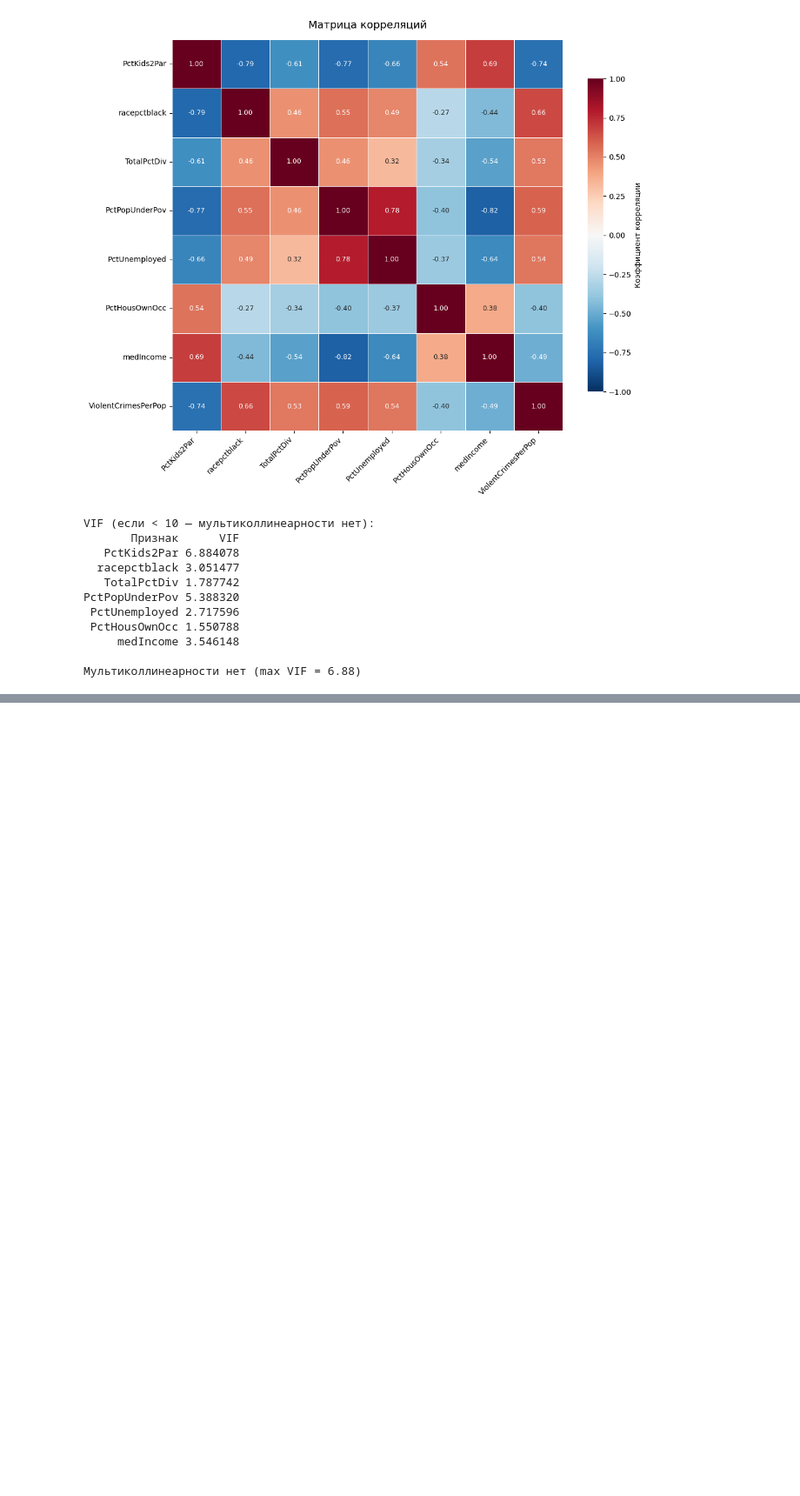
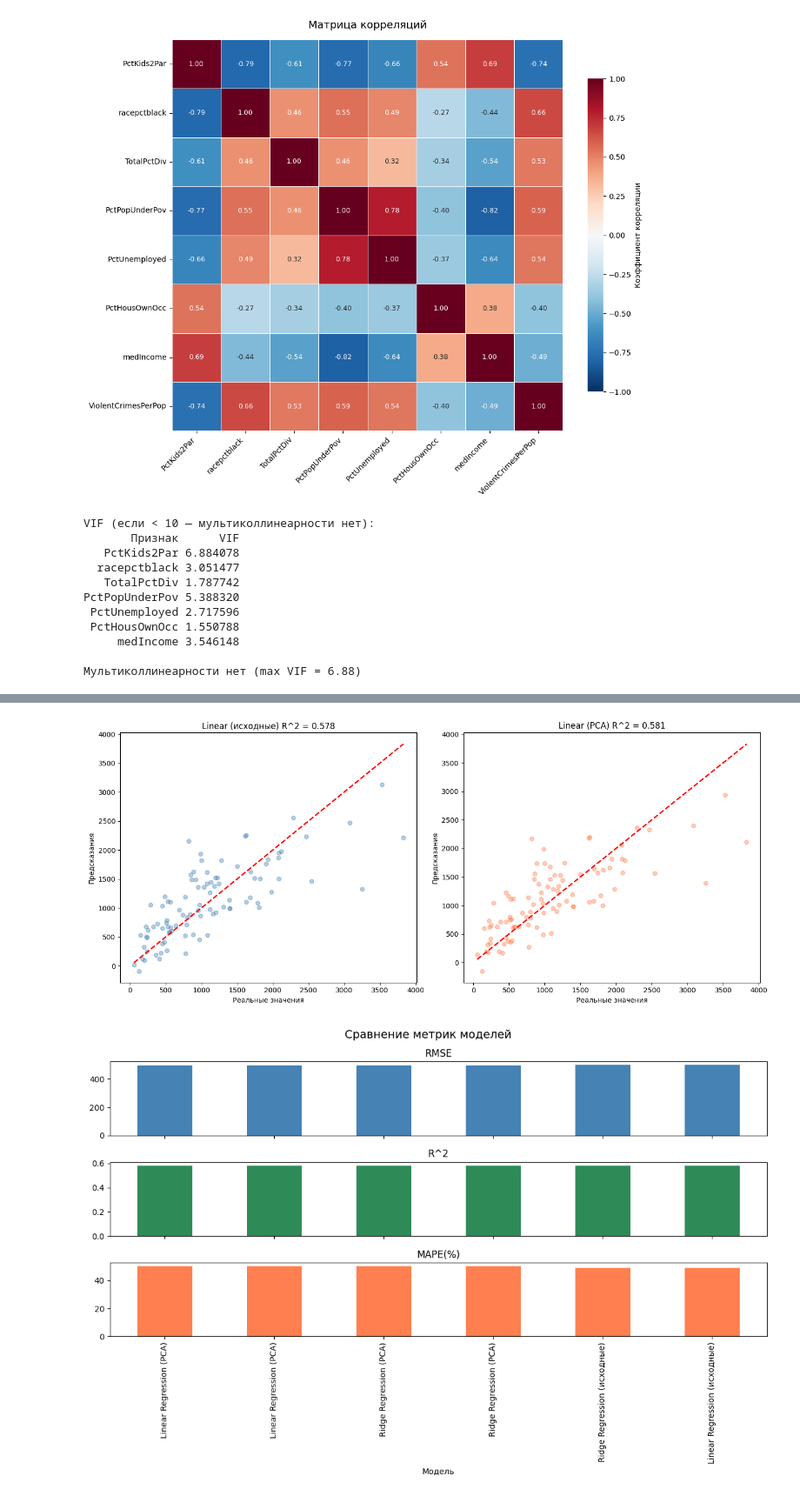
Before and after one commit to egorabs323/Artificial-intelligence-systems-and-machine-learning, a Jupyter notebook: sample.ipynb, the cells around one changed output, grey strips where cells are left out. Shown at 87% size. Saved outputs shown, nothing was run; the diff lists cells and outputs as text; code cells hidden in the pictures; blank space fills up the shorter version.

```diff
--- a/sample.ipynb
+++ b/sample.ipynb
@@ -266,0 +400,73 @@ PctPopUnderPov 5.388320
+# %%
+print("РЕГРЕССИЯ НА PCA")
+
+X_train_pca, X_test_pca, y_train_pca, y_test_pca = train_test_split(
+    X_pca, y_selected, test_size=0.3, random_state=42
+)
+
+# Линейная регрессия на компонентах
+lin_reg_pca = LinearRegression()
+lin_reg_pca.fit(X_train_pca, y_train_pca)
+y_pred_pca = lin_reg_pca.predict(X_test_pca)
+results.append(evaluate_model("Linear Regression (PCA)", y_test_pca, y_pred_pca))
+
+# Кросс-валидация
+cv_pca = cross_val_score(lin_reg_pca, X_pca, y_selected, cv=5, scoring='r2')
+print(f"\nКросс-валидация 5-fold R^2: {cv_pca.mean():.4f} ± {cv_pca.std():.4f}")
+
+# Ridge на компонентах
+ridge_pca = Ridge(alpha=1.0, random_state=42)
+ridge_pca.fit(X_train_pca, y_train_pca)
+y_pred_ridge_pca = ridge_pca.predict(X_test_pca)
+results.append(evaluate_model("Ridge Regression (PCA)", y_test_pca, y_pred_ridge_pca))
+
+print("\nФинальное сравнение моделей")
+results_df = pd.DataFrame(results).sort_values('R^2', ascending=False)
+print(results_df.to_string(index=False))
+
+fig, axes = plt.subplots(1, 2, figsize=(14, 6))
+
+axes[0].scatter(y_test, y_pred_lin, alpha=0.4, color='steelblue')
+axes[0].plot([y_test.min(), y_test.max()], [y_test.min(), y_test.max()], 'r--', lw=2)
+axes[0].set_xlabel('Реальные значения')
+axes[0].set_ylabel('Предсказания')
+axes[0].set_title(f'Linear (исходные) R^2 = {r2_score(y_test, y_pred_lin):.3f}')
+
+axes[1].scatter(y_test_pca, y_pred_pca, alpha=0.4, color='coral')
+axes[1].plot([y_test_pca.min(), y_test_pca.max()],
+             [y_test_pca.min(), y_test_pca.max()], 'r--', lw=2)
+axes[1].set_xlabel('Реальные значения')
+axes[1].set_ylabel('Предсказания')
+axes[1].set_title(f'Linear (PCA) R^2 = {r2_score(y_test_pca, y_pred_pca):.3f}')
+
+plt.tight_layout()
+plt.show()
+
+metrics_df = results_df.set_index('Модель')[['RMSE', 'R^2', 'MAPE(%)']]
+metrics_df.plot(kind='bar', subplots=True, figsize=(12, 8), legend=False,
+                color=['steelblue', 'seagreen', 'coral'])
+plt.suptitle('Сравнение метрик моделей', fontsize=14)
+plt.tight_layout()
+plt.show()
+
+print("\n ИТОГОВЫЙ АНАЛИЗ РЕЗУЛЬТАТОВ")
+
+best_model = results_df.iloc[0]
+worst_model = results_df.iloc[-1]
+
+print(f"\nЛучшая модель: {best_model['Модель']}")
+print(f"   R^2 = {best_model['R^2']}, RMSE = {best_model['RMSE']}, MAPE = {best_model['MAPE(%)']}%")
+
+print(f"\nХудшая модель: {worst_model['Модель']}")
+print(f"   R^2 = {worst_model['R^2']}, RMSE = {worst_model['RMSE']}, MAPE = {worst_model['MAPE(%)']}%")
+
+print(f"\nРазница R^2 между лучшей и худшей: {best_model['R^2'] - worst_model['R^2']:.4f}")
+
+print("\nСравнение: исходные признаки vs PCA")
+lin_orig = results_df[results_df['Модель'] == 'Linear Regression (исходные)'].iloc[0]
+lin_pca = results_df[results_df['Модель'] == 'Linear Regression (PCA)'].iloc[0]
+
+print(f"  Linear (исходные): R^2 = {lin_orig['R^2']}, RMSE = {lin_orig['RMSE']}, MAPE = {lin_orig['MAPE(%)']}%")
+print(f"  Linear (PCA):      R^2 = {lin_pca['R^2']}, RMSE = {lin_pca['RMSE']}, MAPE = {lin_pca['MAPE(%)']}%")
+print(f"  Изменение R^2: {lin_pca['R^2'] - lin_orig['R^2']:+.4f}")
+# %% [output]
@@ -266,0 +490,2 @@ PctPopUnderPov 5.388320
+[figure, added]
+[figure, added]
```
Also changed, not shown: parts of 3 cells of this notebook.
